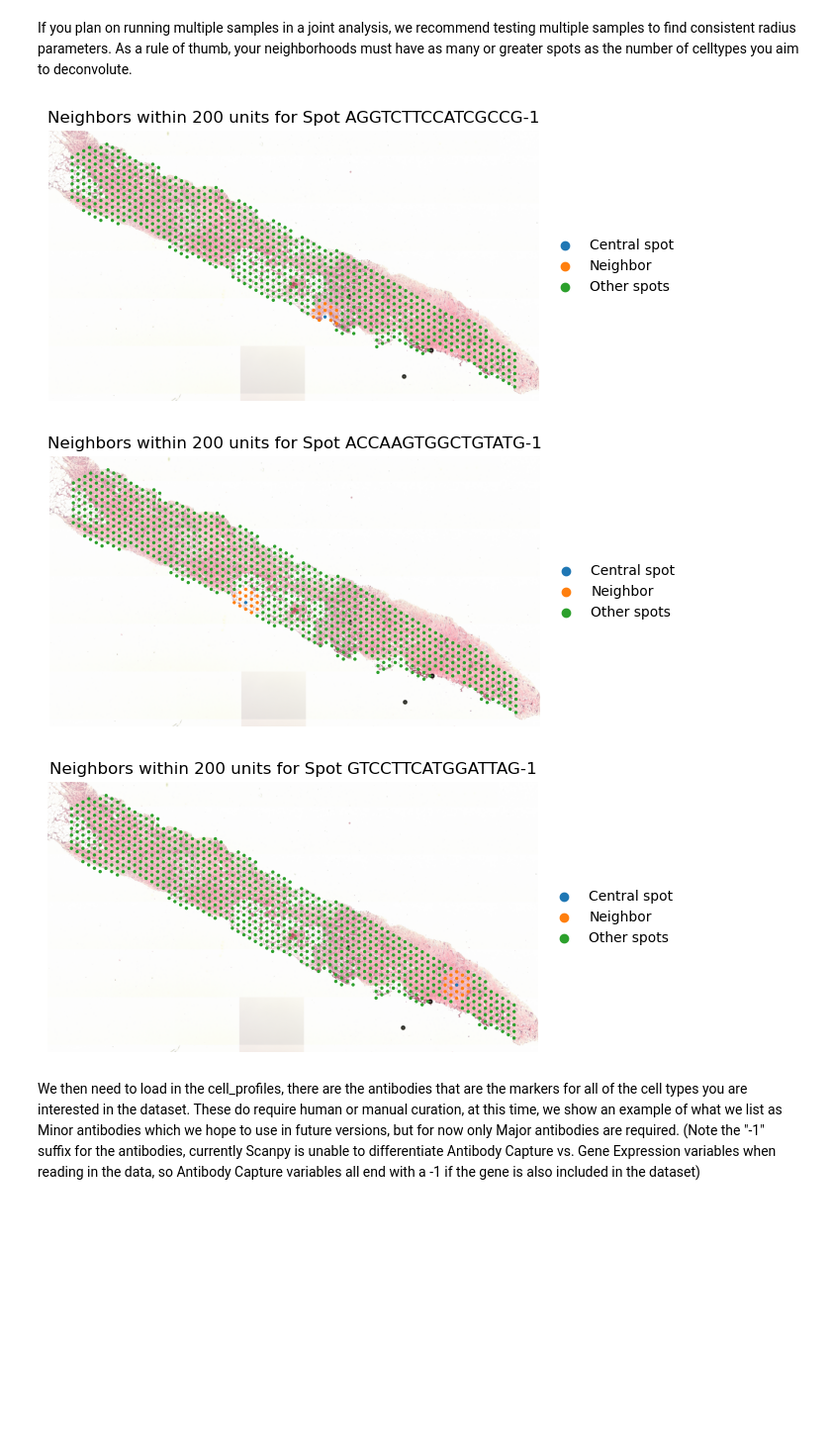
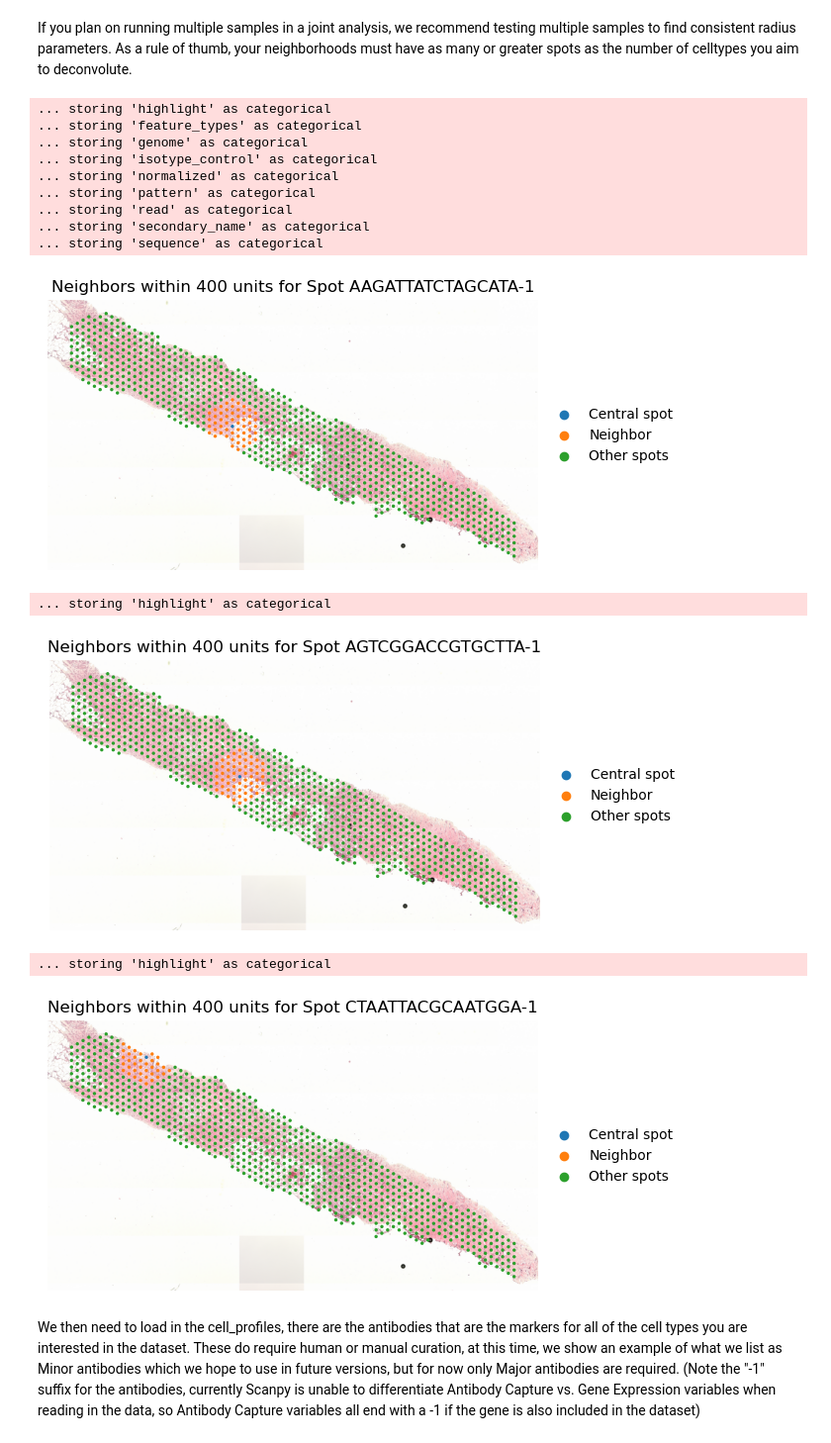
Before and after one commit to leeoesterreich/CITEgeist, a Jupyter notebook: examples/vignette_1_biopsy_heterogeneity.ipynb, the cells around one changed output. Shown at 99% size. Cells and saved outputs as stored; diff of their text form; code cells hidden in the pictures; blank space fills up the shorter version.

```diff
--- a/examples/vignette_1_biopsy_heterogeneity.ipynb
+++ b/examples/vignette_1_biopsy_heterogeneity.ipynb
@@ -22,18 +21,29 @@ If you plan on running multiple samples in a joint analysis, we recommend testin
 # %%
 import scanpy as sc
 from model.utils import plot_neighbors_with_fixed_radius
 
 # Load dataset
 
 adata = sc.read_visium(path_to_visium_folder, count_file='filtered_feature_bc_matrix.h5', load_images=True, gex_only=False)
 
 
 # Test neighbor radius visualization
-plot_neighbors_with_fixed_radius(adata, radius=200, num_spots=3)
+plot_neighbors_with_fixed_radius(adata, radius=400, num_spots=3)
 # %% [output]
+... storing 'highlight' as categorical
+... storing 'feature_types' as categorical
+... storing 'genome' as categorical
+... storing 'isotype_control' as categorical
+... storing 'normalized' as categorical
+... storing 'pattern' as categorical
+... storing 'read' as categorical
+... storing 'secondary_name' as categorical
+... storing 'sequence' as categorical
-[figure, old version]
+[figure, new version]
+... storing 'highlight' as categorical
-[figure, old version]
+[figure, new version]
+... storing 'highlight' as categorical
-[figure, old version]
+[figure, new version]
 # %% [markdown]
 We then need to load in the cell_profiles, there are the antibodies that are the markers for all of the cell types you are interested in the dataset. These do require human or manual curation, at this time, we show an example of what we list as Minor antibodies which we hope to use in future versions, but for now only Major antibodies are required. (Note the "-1" suffix for the antibodies, currently Scanpy is unable to differentiate Antibody Capture vs. Gene Expression variables when reading in the data, so Antibody Capture variables all end with a -1 if the gene is also included in the dataset)
 # %%
```
Also changed, not shown: parts of 20 cells of this notebook, 1 other file.
